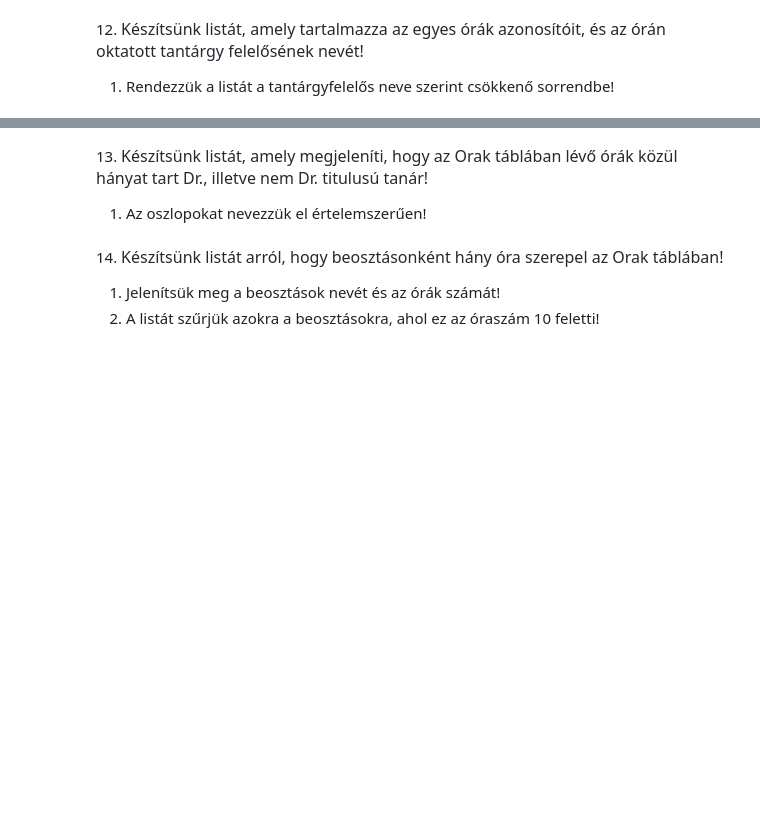
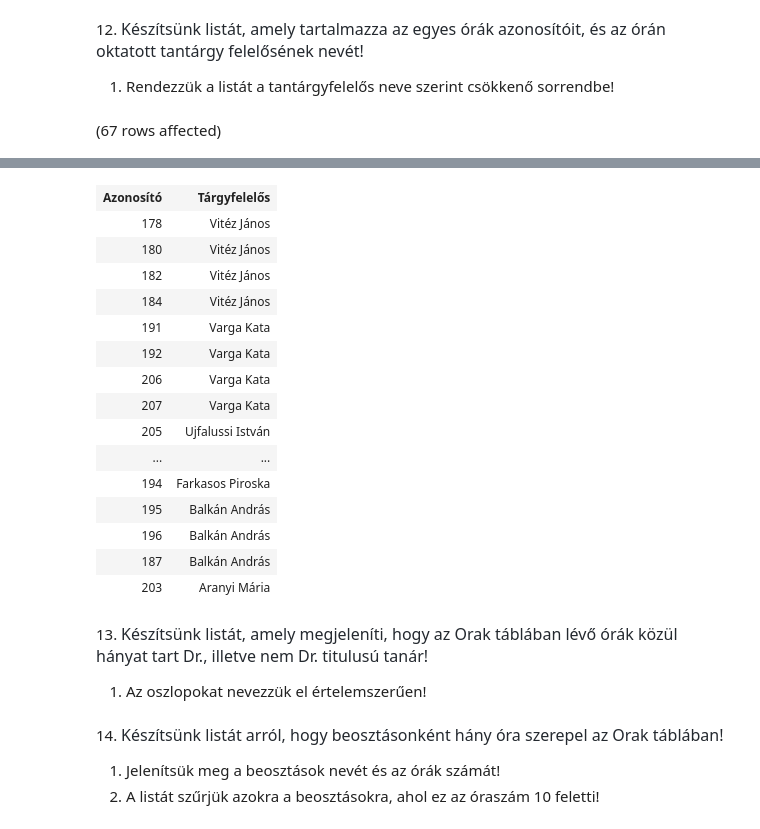
Before and after one commit to Dobo-Lilla/adatbazisok, a Jupyter notebook: gyakorlat02_feladatok .ipynb, the cells around one changed output, grey strips where cells are left out. Saved outputs shown, nothing was run; the diff lists cells and outputs as text; code cells hidden in the pictures; blank space fills up the shorter version.

```diff
--- a/gyakorlat02_feladatok .ipynb
+++ b/gyakorlat02_feladatok .ipynb
@@ -229,3 +271,11 @@ Total execution time: 00:00:00.054
 12. <span style="color: rgb(36, 41, 47); font-family: -apple-system, BlinkMacSystemFont, &quot;Segoe UI&quot;, Helvetica, Arial, sans-serif, &quot;Apple Color Emoji&quot;, &quot;Segoe UI Emoji&quot;; font-size: 16px;">Készítsünk listát, amely tartalmazza az egyes órák azonosítóit, és az órán oktatott tantárgy felelősének nevét!</span>
 
 1. Rendezzük a listát a tantárgyfelelős neve szerint csökkenő sorrendbe!
+# %%
+SELECT o.ora_id AS 'Azonosító',
+    okt.nev As 'Tárgyfelelős'
+FROM Orak o JOIN Tantárgyak t ON o.targy = t.Tkód
+    JOIN Oktatok okt on o.tanar = okt.oktato_id
+ORDER BY okt.nev DESC
+# %% [output]
+(67 rows affected)
@@ -232,3 +283,19 @@ Total execution time: 00:00:00.054
+| Azonosító | Tárgyfelelős |
+| 178 | Vitéz János |
+| 180 | Vitéz János |
+| 182 | Vitéz János |
+| 184 | Vitéz János |
+| 191 | Varga Kata |
+| 192 | Varga Kata |
+| 206 | Varga Kata |
+| 207 | Varga Kata |
+| 205 | Ujfalussi István |
+| ... | ... |
+| 194 | Farkasos Piroska |
+| 195 | Balkán András |
+| 196 | Balkán András |
+| 187 | Balkán András |
+| 203 | Aranyi Mária |
 # %% [markdown]
 13. <span style="color: rgb(36, 41, 47); font-family: -apple-system, BlinkMacSystemFont, &quot;Segoe UI&quot;, Helvetica, Arial, sans-serif, &quot;Apple Color Emoji&quot;, &quot;Segoe UI Emoji&quot;; font-size: 16px;">Készítsünk listát, amely megjeleníti, hogy az Orak táblában lévő órák közül hányat tart Dr., illetve nem Dr. titulusú tanár!</span>
 
```
Also changed, not shown: parts of 3 cells of this notebook.
